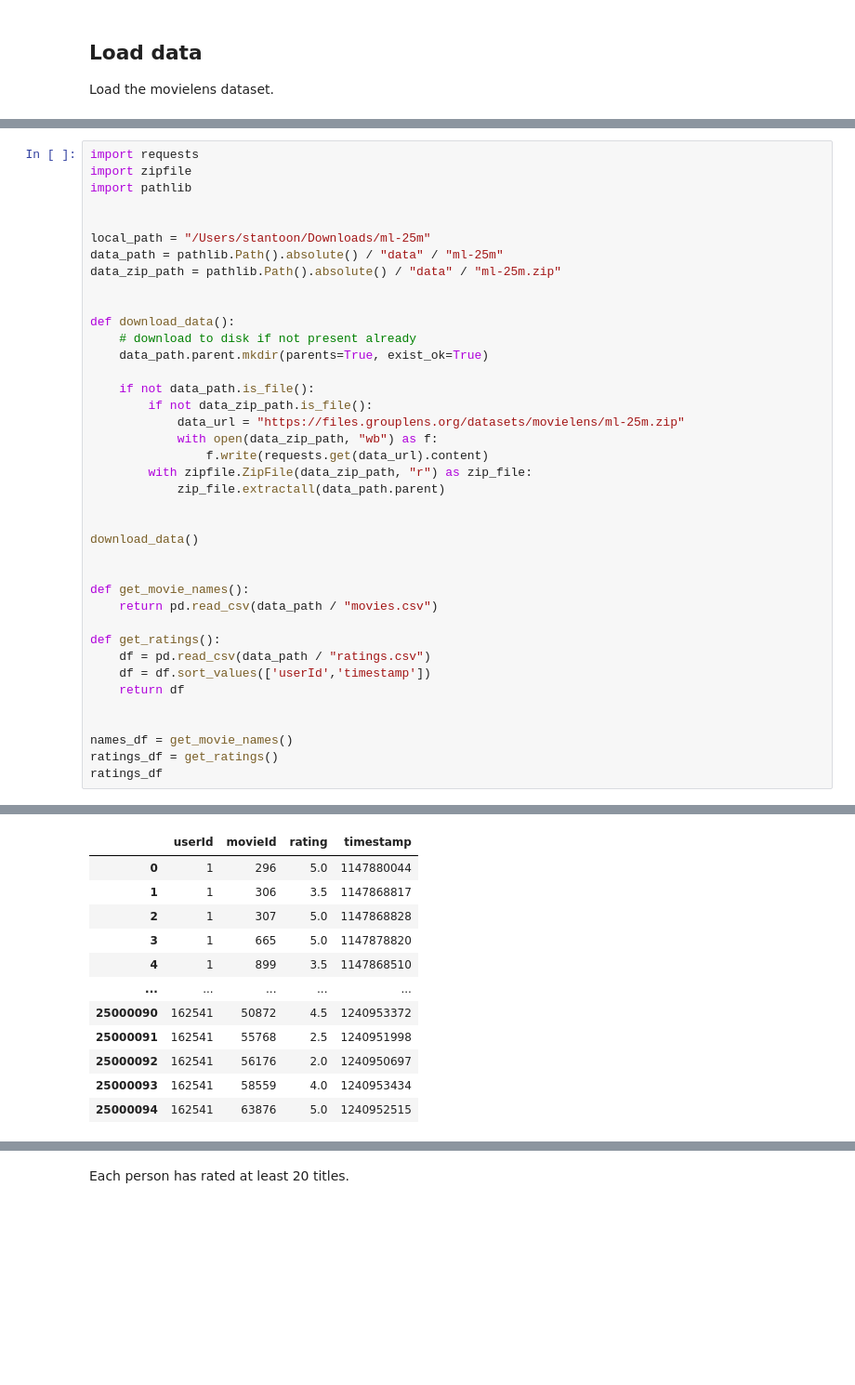
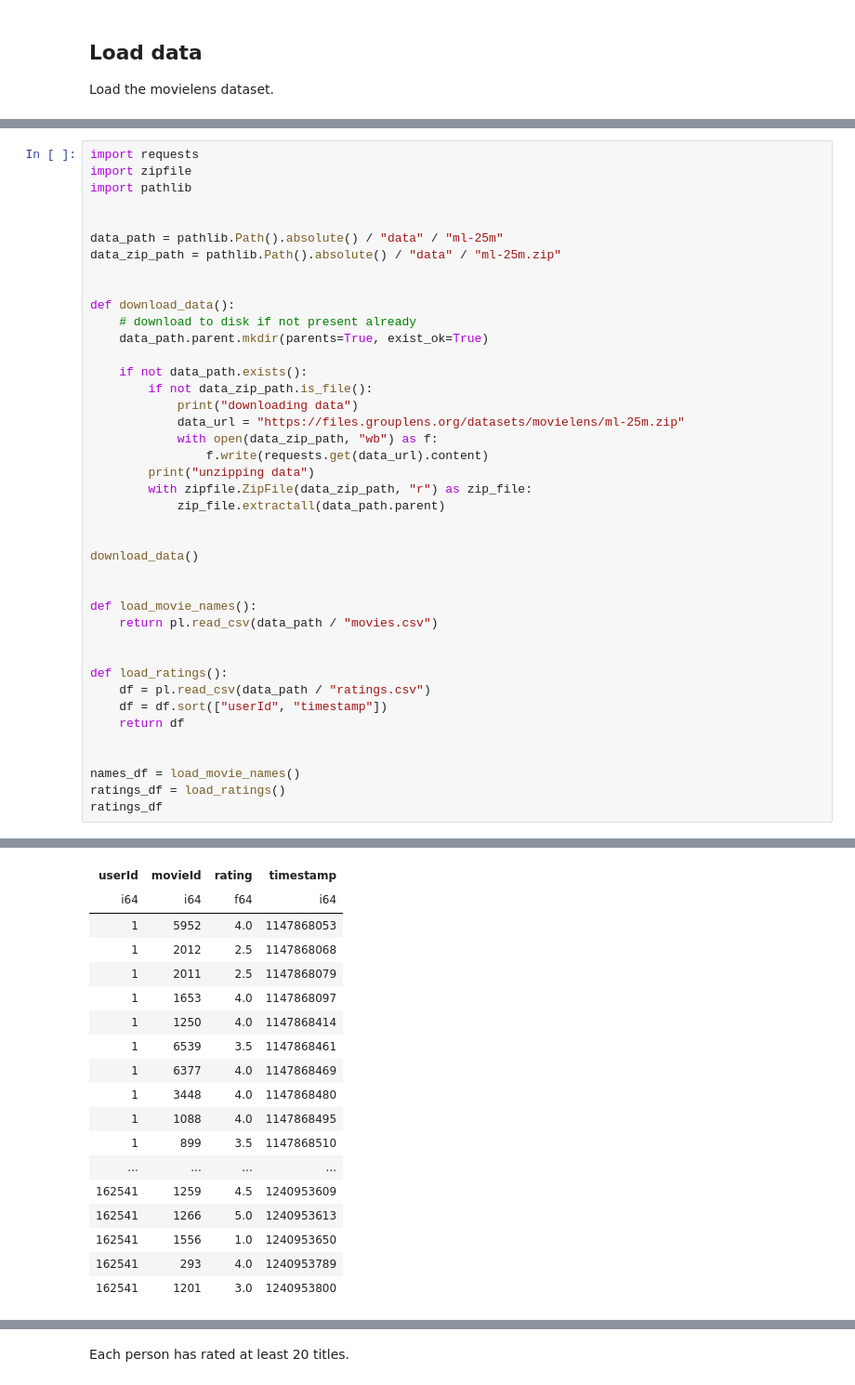
Before and after one commit to stanton119/data-analysis, a Jupyter notebook: neural_networks/unfinished-movie_similarity/embedding.ipynb, the cells around one changed output, grey strips where cells are left out. Shown at 93% size. Cells and saved outputs as stored; diff of their text form; blank space fills up the shorter version.

```diff
--- a/neural_networks/unfinished-movie_similarity/embedding.ipynb
+++ b/neural_networks/unfinished-movie_similarity/embedding.ipynb
@@ -45,7 +41,6 @@ import zipfile
 import pathlib
 
 
-local_path = "/Users/stantoon/Downloads/ml-25m"
 data_path = pathlib.Path().absolute() / "data" / "ml-25m"
 data_zip_path = pathlib.Path().absolute() / "data" / "ml-25m.zip"
 
@@ -54,11 +49,13 @@ def download_data():
     # download to disk if not present already
     data_path.parent.mkdir(parents=True, exist_ok=True)
 
-    if not data_path.is_file():
+    if not data_path.exists():
         if not data_zip_path.is_file():
+            print("downloading data")
             data_url = "https://files.grouplens.org/datasets/movielens/ml-25m.zip"
             with open(data_zip_path, "wb") as f:
                 f.write(requests.get(data_url).content)
+        print("unzipping data")
         with zipfile.ZipFile(data_zip_path, "r") as zip_file:
             zip_file.extractall(data_path.parent)
 
@@ -66,16 +63,17 @@ def download_data():
 download_data()
 
 
-def get_movie_names():
-    return pd.read_csv(data_path / "movies.csv")
+def load_movie_names():
+    return pl.read_csv(data_path / "movies.csv")
 
-def get_ratings():
-    df = pd.read_csv(data_path / "ratings.csv")
-    df = df.sort_values(['userId','timestamp'])
+
+def load_ratings():
+    df = pl.read_csv(data_path / "ratings.csv")
+    df = df.sort(["userId", "timestamp"])
     return df
 
 
-names_df = get_movie_names()
-ratings_df = get_ratings()
+names_df = load_movie_names()
+ratings_df = load_ratings()
 ratings_df
 # %% [output]
@@ -82,12 +81,18 @@ ratings_df
-|  | userId | movieId | rating | timestamp |
-| 0 | 1 | 296 | 5.0 | 1147880044 |
-| 1 | 1 | 306 | 3.5 | 1147868817 |
-| 2 | 1 | 307 | 5.0 | 1147868828 |
-| 3 | 1 | 665 | 5.0 | 1147878820 |
-| 4 | 1 | 899 | 3.5 | 1147868510 |
-| ... | ... | ... | ... | ... |
-| 25000090 | 162541 | 50872 | 4.5 | 1240953372 |
-| 25000091 | 162541 | 55768 | 2.5 | 1240951998 |
-| 25000092 | 162541 | 56176 | 2.0 | 1240950697 |
-| 25000093 | 162541 | 58559 | 4.0 | 1240953434 |
-| 25000094 | 162541 | 63876 | 5.0 | 1240952515 |
+| userId | movieId | rating | timestamp |
+| i64 | i64 | f64 | i64 |
+| 1 | 5952 | 4.0 | 1147868053 |
+| 1 | 2012 | 2.5 | 1147868068 |
+| 1 | 2011 | 2.5 | 1147868079 |
+| 1 | 1653 | 4.0 | 1147868097 |
+| 1 | 1250 | 4.0 | 1147868414 |
+| 1 | 6539 | 3.5 | 1147868461 |
+| 1 | 6377 | 4.0 | 1147868469 |
+| 1 | 3448 | 4.0 | 1147868480 |
+| 1 | 1088 | 4.0 | 1147868495 |
+| 1 | 899 | 3.5 | 1147868510 |
+| ... | ... | ... | ... |
+| 162541 | 1259 | 4.5 | 1240953609 |
+| 162541 | 1266 | 5.0 | 1240953613 |
+| 162541 | 1556 | 1.0 | 1240953650 |
+| 162541 | 293 | 4.0 | 1240953789 |
+| 162541 | 1201 | 3.0 | 1240953800 |
```
Also changed, not shown: parts of 70 cells of this notebook, 5 other files.
